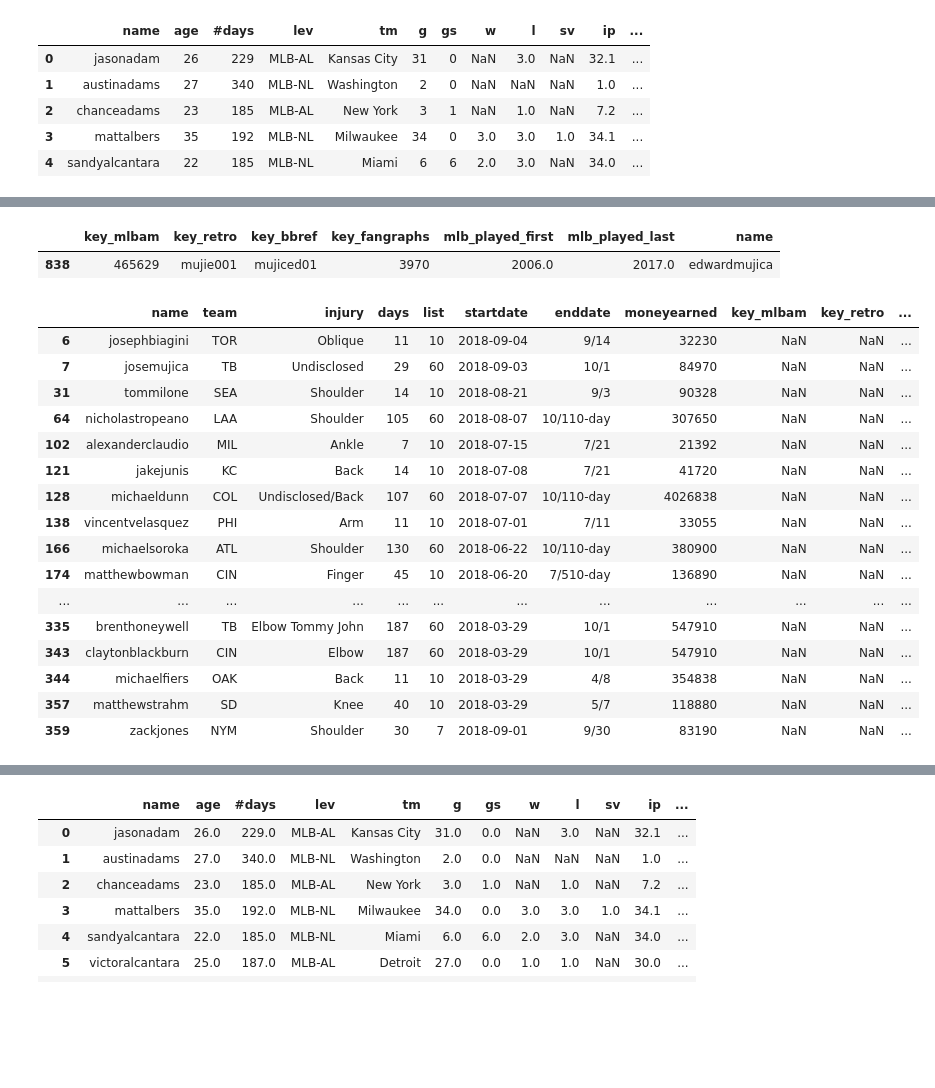
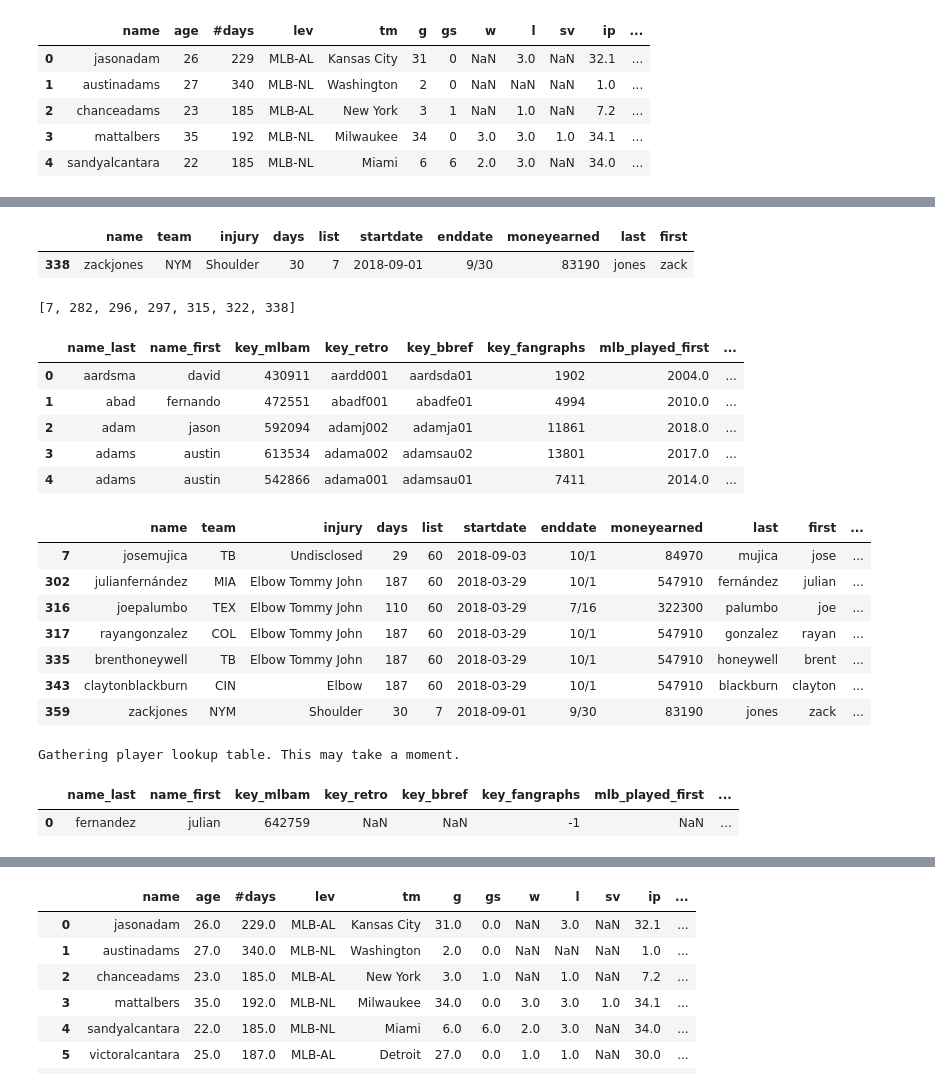
Before and after one commit to t-phill/mlb_injuries, a Jupyter notebook: src/db2.ipynb, the cells around one changed output, grey strips where cells are left out. Cells and saved outputs as stored; diff of their text form; code cells hidden in the pictures; blank space fills up the shorter version.

```diff
--- a/src/db2.ipynb
+++ b/src/db2.ipynb
@@ -54,3 +54,17 @@ dl
 | 337 | grant dayton | RP | ATL | Elbow Tommy John | 187 | 2018 | 60 | 2018-03-29 | 10/1 | 568106 |
 | 338 | zack jones | RP | NYM | Shoulder | 30 | 2018 | 7 | 2018-09-01 | 9/30 | 83190 |
 339 rows × 10 columns
+# %%
+lasts = []
+firsts = []
+
+for row in dl.iterrows():
+    name = row[1][0]
+    name = jr_replace(name)
+    name = title_replace(name)
+    index = row[0]
+    first = name.split()[0]
+    first = correction2(first).rstrip()
+    firsts.append(first)
+    last = name.split()[-1]
+    lasts.append(last)
@@ -56,0 +91,4 @@ dl
+# %%
+dl['last'] = lasts
+dl['first'] = firsts
+dl
@@ -148,0 +202,11 @@ dl
+# %%
+ip = dl2[dl2['name'] == 'zackjones']
+ip
+# %% [output]
+|  | name | team | injury | days | list | startdate | enddate | moneyearned | last | first |
+| 338 | zackjones | NYM | Shoulder | 30 | 7 | 2018-09-01 | 9/30 | 83190 | jones | zack |
+# %%
+ips.append(ip.index[0])
+ips
+# %% [output]
+[7, 282, 296, 297, 315, 322, 338]
@@ -149,27 +216,30 @@ dl
 # %%
-keys[keys['name'].str.contains('muji')]
+# keys[keys['name'].str.contains('muji')]
+keys.head()
 # %% [output]
-|  | key_mlbam | key_retro | key_bbref | key_fangraphs | mlb_played_first | mlb_played_last | name |
-| 838 | 465629 | mujie001 | mujiced01 | 3970 | 2006.0 | 2017.0 | edwardmujica |
+|  | name_last | name_first | key_mlbam | key_retro | key_bbref | key_fangraphs | mlb_played_first | ... |
+| 0 | aardsma | david | 430911 | aardd001 | aardsda01 | 1902 | 2004.0 | ... |
+| 1 | abad | fernando | 472551 | abadf001 | abadfe01 | 4994 | 2010.0 | ... |
+| 2 | adam | jason | 592094 | adamj002 | adamja01 | 11861 | 2018.0 | ... |
+| 3 | adams | austin | 613534 | adama002 | adamsau02 | 13801 | 2017.0 | ... |
+| 4 | adams | austin | 542866 | adama001 | adamsau01 | 7411 | 2014.0 | ... |
 # %%
-well = dl.merge(keys, on='name', how='left')
+well = dl.merge(sup2, on='name', how='left')
 filterd = well[well['mlb_played_last'].isna()]
+drop_list = filterd.index
 filterd
 # %% [output]
-|  | name | team | injury | days | list | startdate | enddate | moneyearned | key_mlbam | key_retro | ... |
-| 6 | josephbiagini | TOR | Oblique | 11 | 10 | 2018-09-04 | 9/14 | 32230 | NaN | NaN | ... |
-| 7 | josemujica | TB | Undisclosed | 29 | 60 | 2018-09-03 | 10/1 | 84970 | NaN | NaN | ... |
-| 31 | tommilone | SEA | Shoulder | 14 | 10 | 2018-08-21 | 9/3 | 90328 | NaN | NaN | ... |
-| 64 | nicholastropeano | LAA | Shoulder | 105 | 60 | 2018-08-07 | 10/110-day | 307650 | NaN | NaN | ... |
-| 102 | alexanderclaudio | MIL | Ankle | 7 | 10 | 2018-07-15 | 7/21 | 21392 | NaN | NaN | ... |
-| 121 | jakejunis | KC | Back | 14 | 10 | 2018-07-08 | 7/21 | 41720 | NaN | NaN | ... |
-| 128 | michaeldunn | COL | Undisclosed/Back | 107 | 60 | 2018-07-07 | 10/110-day | 4026838 | NaN | NaN | ... |
-| 138 | vincentvelasquez | PHI | Arm | 11 | 10 | 2018-07-01 | 7/11 | 33055 | NaN | NaN | ... |
-| 166 | michaelsoroka | ATL | Shoulder | 130 | 60 | 2018-06-22 | 10/110-day | 380900 | NaN | NaN | ... |
-| 174 | matthewbowman | CIN | Finger | 45 | 10 | 2018-06-20 | 7/510-day | 136890 | NaN | NaN | ... |
-| ... | ... | ... | ... | ... | ... | ... | ... | ... | ... | ... | ... |
-| 335 | brenthoneywell | TB | Elbow Tommy John | 187 | 60 | 2018-03-29 | 10/1 | 547910 | NaN | NaN | ... |
-| 343 | claytonblackburn | CIN | Elbow | 187 | 60 | 2018-03-29 | 10/1 | 547910 | NaN | NaN | ... |
-| 344 | michaelfiers | OAK | Back | 11 | 10 | 2018-03-29 | 4/8 | 354838 | NaN | NaN | ... |
-| 357 | matthewstrahm | SD | Knee | 40 | 10 | 2018-03-29 | 5/7 | 118880 | NaN | NaN | ... |
-| 359 | zackjones | NYM | Shoulder | 30 | 7 | 2018-09-01 | 9/30 | 83190 | NaN | NaN | ... |
+|  | name | team | injury | days | list | startdate | enddate | moneyearned | last | first | ... |
+| 7 | josemujica | TB | Undisclosed | 29 | 60 | 2018-09-03 | 10/1 | 84970 | mujica | jose | ... |
+| 302 | julianfernández | MIA | Elbow Tommy John | 187 | 60 | 2018-03-29 | 10/1 | 547910 | fernández | julian | ... |
+| 316 | joepalumbo | TEX | Elbow Tommy John | 110 | 60 | 2018-03-29 | 7/16 | 322300 | palumbo | joe | ... |
+| 317 | rayangonzalez | COL | Elbow Tommy John | 187 | 60 | 2018-03-29 | 10/1 | 547910 | gonzalez | rayan | ... |
+| 335 | brenthoneywell | TB | Elbow Tommy John | 187 | 60 | 2018-03-29 | 10/1 | 547910 | honeywell | brent | ... |
+| 343 | claytonblackburn | CIN | Elbow | 187 | 60 | 2018-03-29 | 10/1 | 547910 | blackburn | clayton | ... |
+| 359 | zackjones | NYM | Shoulder | 30 | 7 | 2018-09-01 | 9/30 | 83190 | jones | zack | ... |
+# %%
+playerid_lookup("fernandez", "julian")
+# %% [output]
+Gathering player lookup table. This may take a moment.
+|  | name_last | name_first | key_mlbam | key_retro | key_bbref | key_fangraphs | mlb_played_first | ... |
+| 0 | fernandez | julian | 642759 | NaN | NaN | -1 | NaN | ... |
```
Also changed, not shown: parts of 16 cells of this notebook.
